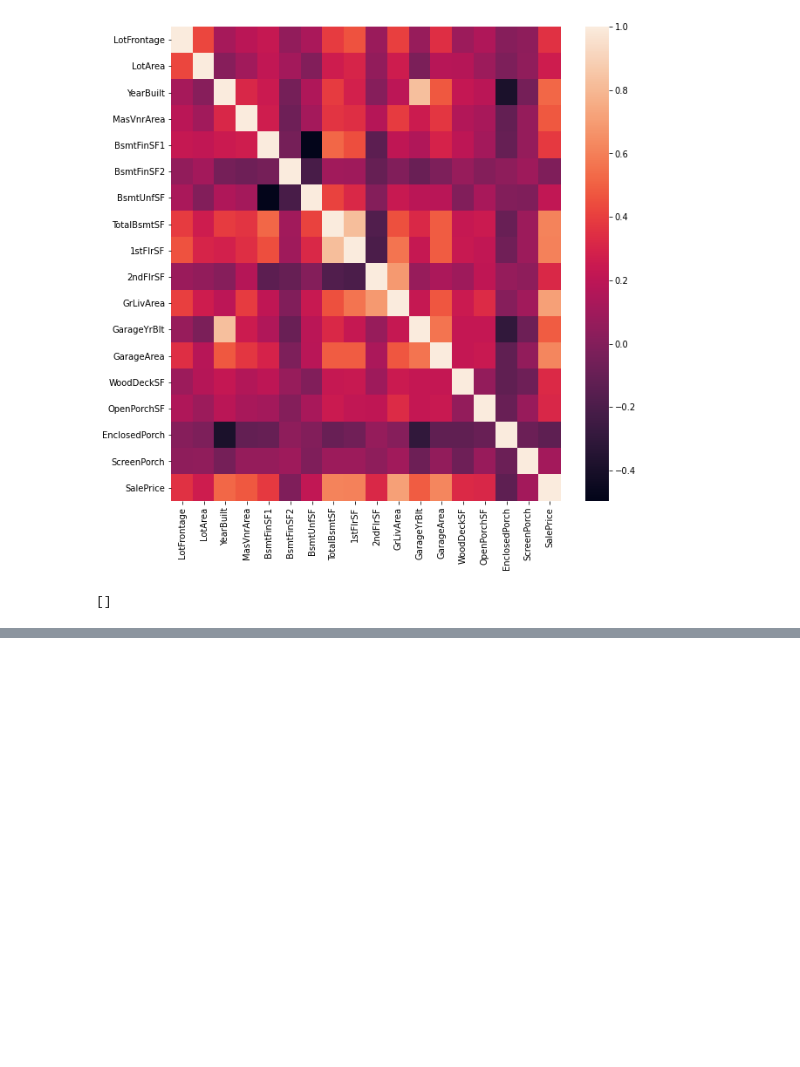
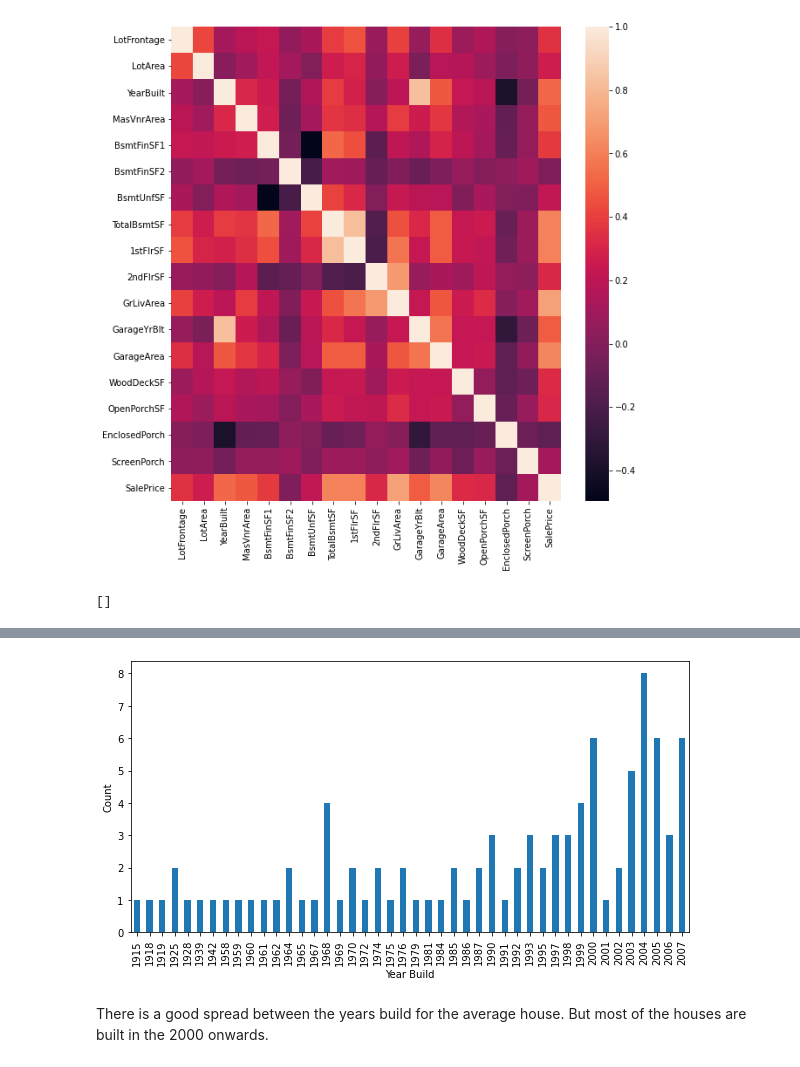
Before and after one commit to Ryan95Z/ml-house-prices, a Jupyter notebook: notebooks/House Prices - EDA.ipynb, the cells around one changed output, grey strips where cells are left out. Drawn from its saved outputs; the diff is of its cells as text; code cells hidden in the pictures; blank space fills up the shorter version.

Commit message:
Started to query the data to understand it since we have reduce the dataset down

```diff
--- a/notebooks/House Prices - EDA.ipynb
+++ b/notebooks/House Prices - EDA.ipynb
@@ -375,0 +378,4 @@ From plotting the correlation, there are no highly correlated features
+# %%
+# take a copy of the dataset
+data = refined_phase2_data.copy()
+data.head()
@@ -375,0 +402,3 @@ From plotting the correlation, there are no highly correlated features
+# %%
+avg_house_price = data.SalePrice.mean()
+print('Average Sale price: ${:.2f}'.format(avg_house_price))
@@ -375,0 +407,7 @@ From plotting the correlation, there are no highly correlated features
+# %%
+# +/- the average by 5000 dollars
+min_avg_house_price = avg_house_price - 5000
+max_avg_house_price = avg_house_price + 5000
+
+avg_house_price_df = data[(data.SalePrice < max_avg_house_price) & (data.SalePrice > min_avg_house_price)]
+avg_house_price_df.shape
@@ -375,0 +426,10 @@ From plotting the correlation, there are no highly correlated features
+# %%
+plt.figure(figsize=(10, 5))
+ax = avg_house_price_df.YearBuilt.value_counts().sort_index().plot(kind='bar')
+ax.set_xlabel('Year Build')
+ax.set_ylabel('Count')
+plt.show()
+# %% [output]
+[figure, added]
+# %% [markdown]
+There is a good spread between the years build for the average house. But most of the houses are built in the 2000 onwards.
```
Also changed, not shown: parts of 12 cells of this notebook.
